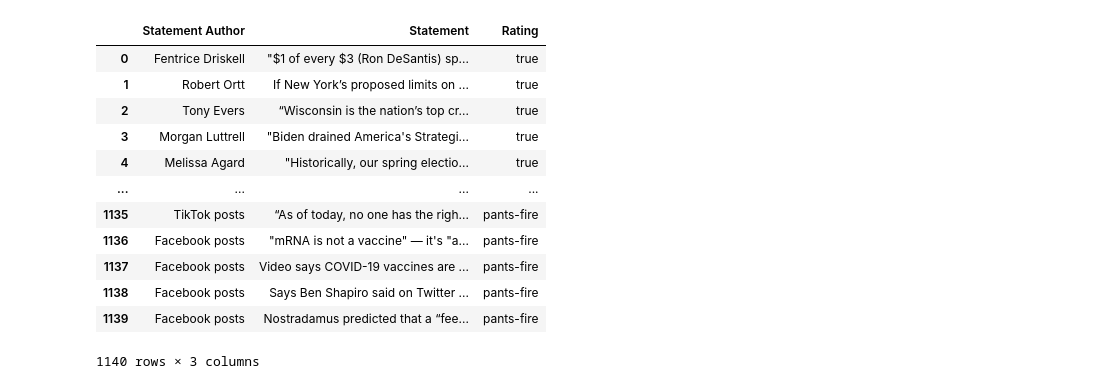
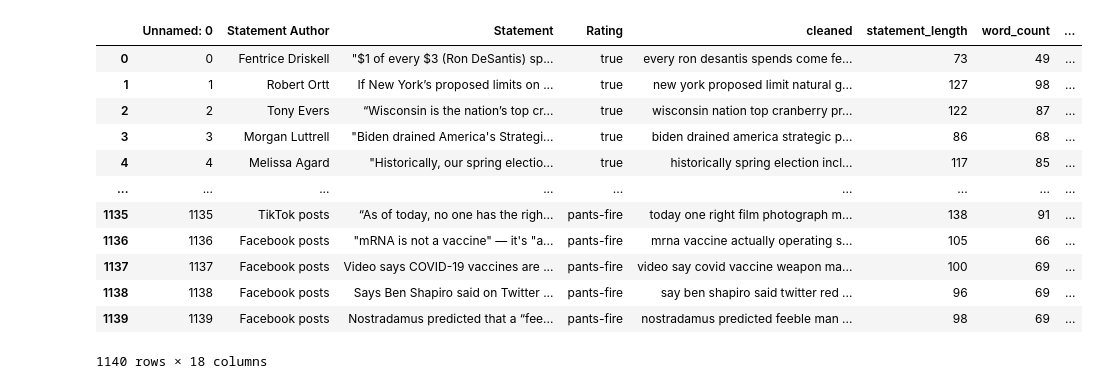
Before and after one commit to gloobdoob/Fake-News-Data-Gathering-Exploration, a Jupyter notebook: headline scraping/HeadlineCleaner.ipynb, the cells around one changed output. Cells and saved outputs as stored; diff of their text form; code cells hidden in the pictures.

```diff
--- a/headline scraping/HeadlineCleaner.ipynb
+++ b/headline scraping/HeadlineCleaner.ipynb
@@ -1,22 +1,22 @@
 # %%
 import pandas as pd
 # %%
-df = pd.read_csv('PolitifactDataset.csv')
+df = pd.read_csv('PolitifactDatasetFeatures.csv')
 df
 # %% [output]
-|  | Statement Author | Statement | Rating |
-| 0 | Fentrice Driskell | "$1 of every $3 (Ron DeSantis) sp... | true |
-| 1 | Robert Ortt | If New York’s proposed limits on ... | true |
-| 2 | Tony Evers | “Wisconsin is the nation’s top cr... | true |
-| 3 | Morgan Luttrell | "Biden drained America's Strategi... | true |
-| 4 | Melissa Agard | "Historically, our spring electio... | true |
-| ... | ... | ... | ... |
-| 1135 | TikTok posts | “As of today, no one has the righ... | pants-fire |
-| 1136 | Facebook posts | "mRNA is not a vaccine" — it's "a... | pants-fire |
-| 1137 | Facebook posts | Video says COVID-19 vaccines are ... | pants-fire |
-| 1138 | Facebook posts | Says Ben Shapiro said on Twitter ... | pants-fire |
-| 1139 | Facebook posts | Nostradamus predicted that a “fee... | pants-fire |
+|  | Unnamed: 0 | Statement Author | Statement | Rating | cleaned | statement_length | word_count | ... |
+| 0 | 0 | Fentrice Driskell | "$1 of every $3 (Ron DeSantis) sp... | true | every ron desantis spends come fe... | 73 | 49 | ... |
+| 1 | 1 | Robert Ortt | If New York’s proposed limits on ... | true | new york proposed limit natural g... | 127 | 98 | ... |
+| 2 | 2 | Tony Evers | “Wisconsin is the nation’s top cr... | true | wisconsin nation top cranberry pr... | 122 | 87 | ... |
+| 3 | 3 | Morgan Luttrell | "Biden drained America's Strategi... | true | biden drained america strategic p... | 86 | 68 | ... |
+| 4 | 4 | Melissa Agard | "Historically, our spring electio... | true | historically spring election incl... | 117 | 85 | ... |
+| ... | ... | ... | ... | ... | ... | ... | ... | ... |
+| 1135 | 1135 | TikTok posts | “As of today, no one has the righ... | pants-fire | today one right film photograph m... | 138 | 91 | ... |
+| 1136 | 1136 | Facebook posts | "mRNA is not a vaccine" — it's "a... | pants-fire | mrna vaccine actually operating s... | 105 | 66 | ... |
+| 1137 | 1137 | Facebook posts | Video says COVID-19 vaccines are ... | pants-fire | video say covid vaccine weapon ma... | 100 | 69 | ... |
+| 1138 | 1138 | Facebook posts | Says Ben Shapiro said on Twitter ... | pants-fire | say ben shapiro said twitter red ... | 96 | 69 | ... |
+| 1139 | 1139 | Facebook posts | Nostradamus predicted that a “fee... | pants-fire | nostradamus predicted feeble man ... | 98 | 69 | ... |
-1140 rows × 3 columns
+1140 rows × 18 columns
 # %%
 import nltk
 import nltk.stem as ns
```
Also changed, not shown: parts of 12 cells of this notebook, 11 other files.
